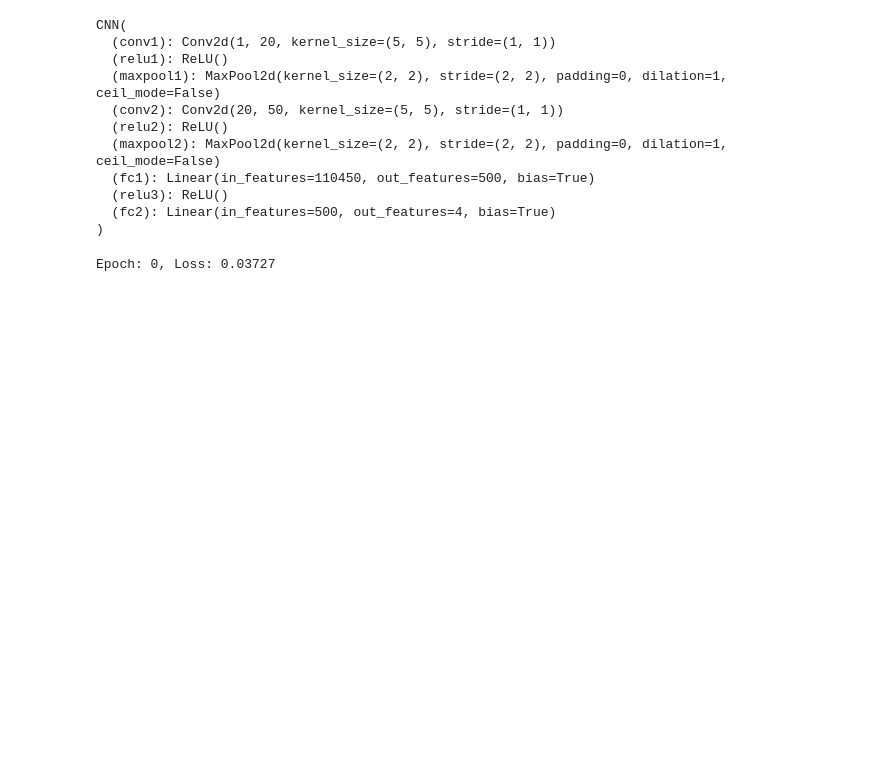
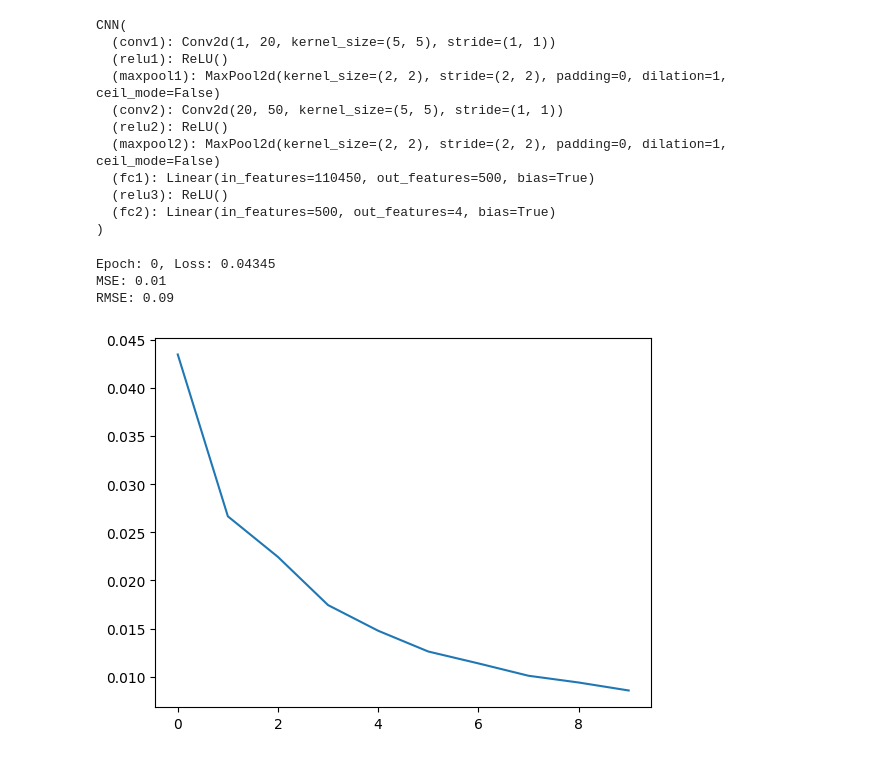
Before and after one commit to Brasey-on-github/IAA_Labs, a Jupyter notebook: lab2/src/CNN.ipynb, the cells around one changed output. Drawn from its saved outputs; the diff is of its cells as text; code cells hidden in the pictures; blank space fills up the shorter version.

```diff
--- a/lab2/src/CNN.ipynb
+++ b/lab2/src/CNN.ipynb
@@ -207,8 +219,8 @@ CNN(
 # %%
 import math
 n_epochs = 10 # number of epochs to run
-batch_size = 8  # size of each batch
-lr = 0.00002       # learning rate
+batch_size = 16  # size of each batch
+lr = 0.0001       # learning rate
 
 # Line slope given two points:
 def slope(x):
@@ -234,34 +246,37 @@ def train_model(model, dataloader, valdataloader, epochs, lr):
         epoch_loss = 0
 
         for i, (images, coords) in enumerate(dataloader):
             images = images.to(device)
             coords /= 200
             optimizer.zero_grad()
             outputs = model(images)
             loss = criterion(outputs, coords)
             loss_angle = criterion(slope(outputs.detach().numpy()),slope(coords.detach().numpy() ))
             (loss + loss_angle).backward()
             optimizer.step()
             epoch_loss += loss.item()
         epoch_loss /= len(dataloader)
         history.append(epoch_loss)
 
         if epoch % 10 == 0:
             print("Epoch: %d, Loss: %1.5f" % (epoch, epoch_loss))
 
         if epoch_loss < best_mse:
             best_mse = epoch_loss
             best_model = copy.deepcopy(model)
     return best_model, history, best_mse
 
 best_model, history, best_mse = train_model(model, dataloader, valdataloader, n_epochs, lr)
 
 print("MSE: %.2f" % best_mse)
 print("RMSE: %.2f" % np.sqrt(best_mse))
 plt.plot(history)
 plt.show()
 # %% [output]
-Epoch: 0, Loss: 0.03727
+Epoch: 0, Loss: 0.04345
+MSE: 0.01
+RMSE: 0.09
+[figure, added]
 # %%
 def predict(model, image):
     model.eval()
```
Also changed, not shown: parts of 6 cells of this notebook, 7 other files.
